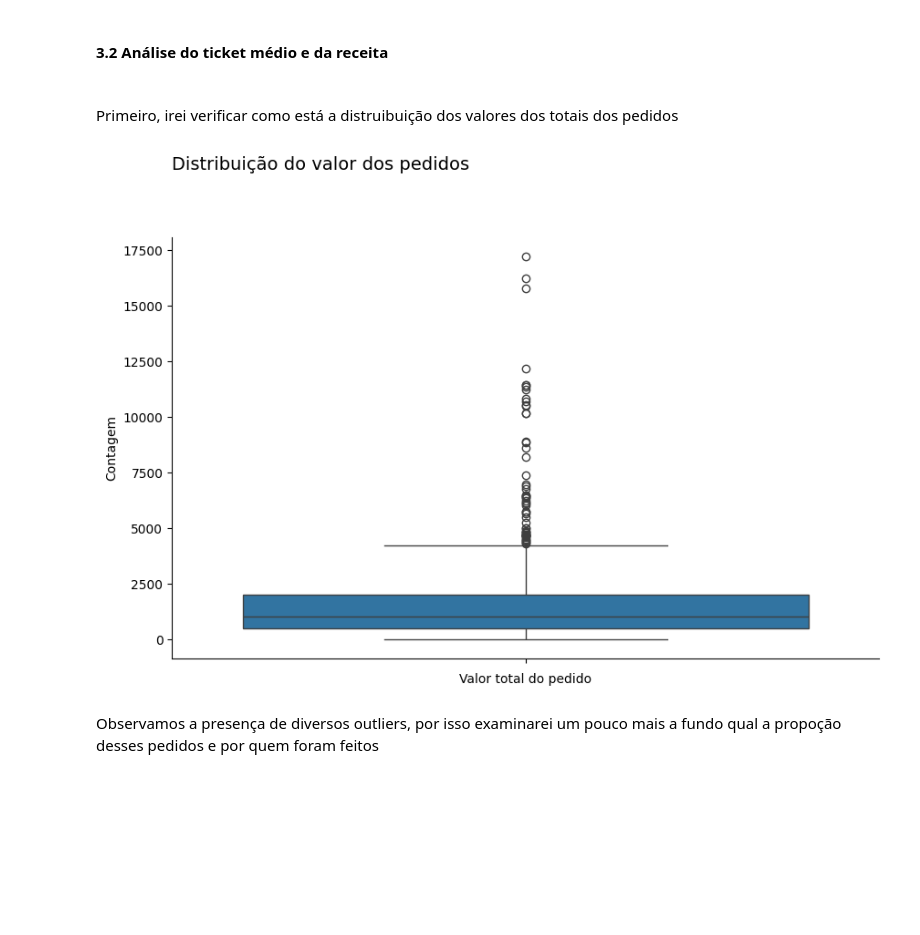
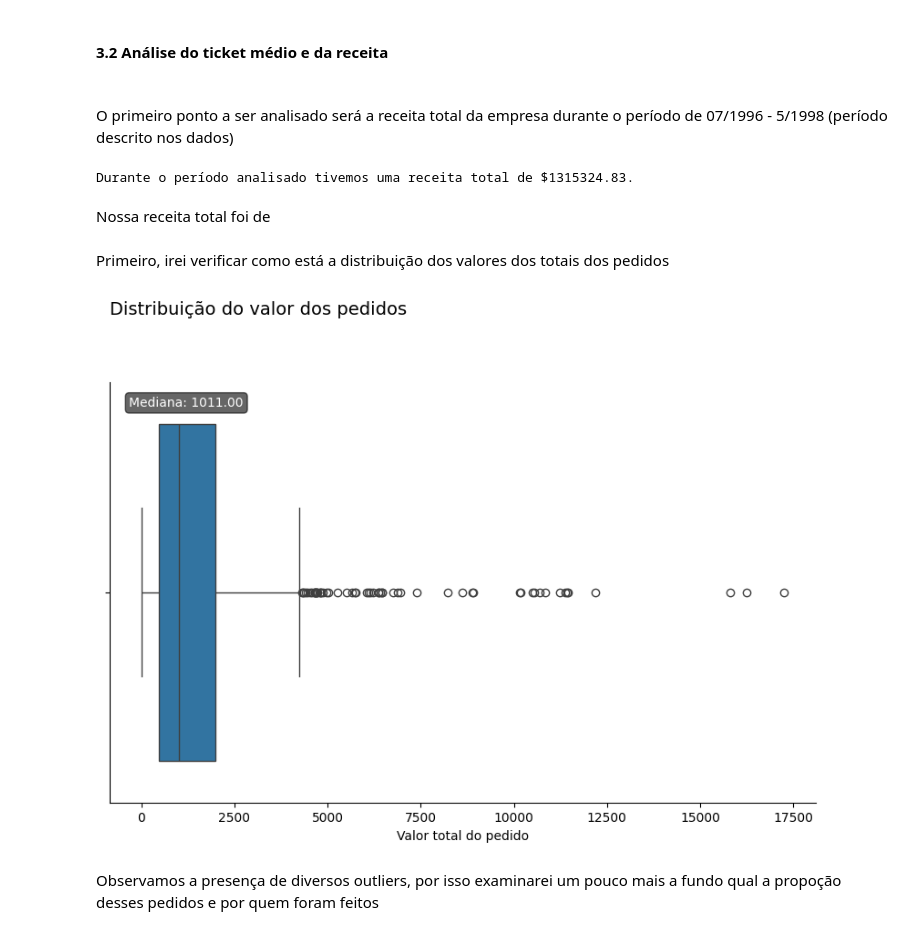
Before and after one commit to raulward/projeto-northwind, a Jupyter notebook: woorkbook.ipynb, the cells around one changed output. Drawn from its saved outputs; the diff is of its cells as text; code cells hidden in the pictures; blank space fills up the shorter version.

```diff
--- a/woorkbook.ipynb
+++ b/woorkbook.ipynb
@@ -523,26 +652,48 @@ print(f'Em média, pedidos atrasados demoram {d_late_orders_mean:.0f} dias para
 Em média, pedidos atrasados demoram 6 dias para chegarem aos consumidores
 # %% [markdown]
 #### **3.2 Análise do ticket médio e da receita** <h4>
+# %% [markdown]
+O primeiro ponto a ser analisado será a receita total da empresa durante o período de 07/1996 - 5/1998 (período descrito nos dados)
+# %%
+revenue_per_order = northwind.groupby('order_id')['total_item'].sum()
+
+total_revenue = revenue_per_order.sum()
+
+print(f'Durante o período analisado tivemos uma receita total de ${total_revenue:.2f}.')
+# %% [output]
+Durante o período analisado tivemos uma receita total de $1315324.83.
+# %% [markdown]
+Nossa receita total foi de
 # %% [markdown]
-Primeiro, irei verificar como está a distruibuição dos valores dos totais dos pedidos
+Primeiro, irei verificar como está a distribuição dos valores dos totais dos pedidos
 # %%
-total_revenue = northwind.groupby('order_id')['total_item'].sum()
-
-median_value = total_revenue.median()
+median_value = revenue_per_order.median()
 
 fig, ax = plt.subplots(figsize=(10,6))
-sns.boxplot(total_revenue)
+sns.boxplot(x=revenue_per_order.values)
 
 ax.set_title('Distribuição do valor dos pedidos\n\n\n', loc='left', fontsize=14)
 ax.set_xlabel('Valor total do pedido')
-ax.set_ylabel('Contagem')
+ax.set_ylabel('')
+
+median_val = revenue_per_order.median()
+
+ax.text(
+    x=median_val * 1.2,
+    y=-0.45,
+    s=f"Mediana: {median_val:.2f}",
+    ha='center',        # alinha o texto horizontalmente pelo centro
+    va='center',        # alinha verticalmente
+    color='white',
+    bbox=dict(facecolor='black', alpha=0.6, boxstyle='round')  # caixinha estilizada
+)
 
 ax.spines['top'].set_visible(False)
 ax.spines['right'].set_visible(False)
 
 plt.show()
 # %% [output]
-[figure, old version]
+[figure, new version]
 # %% [markdown]
 Observamos a presença de diversos outliers, por isso examinarei um pouco mais a fundo qual a propoção desses pedidos e por quem foram feitos
 # %%
```
Also changed, not shown: parts of 24 cells of this notebook.
